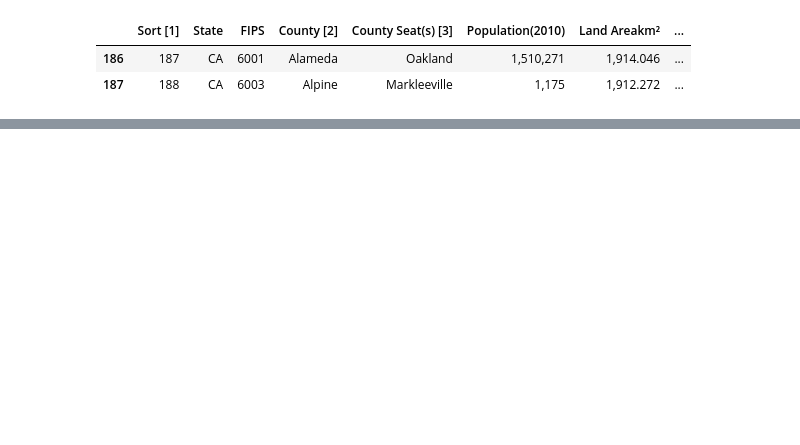
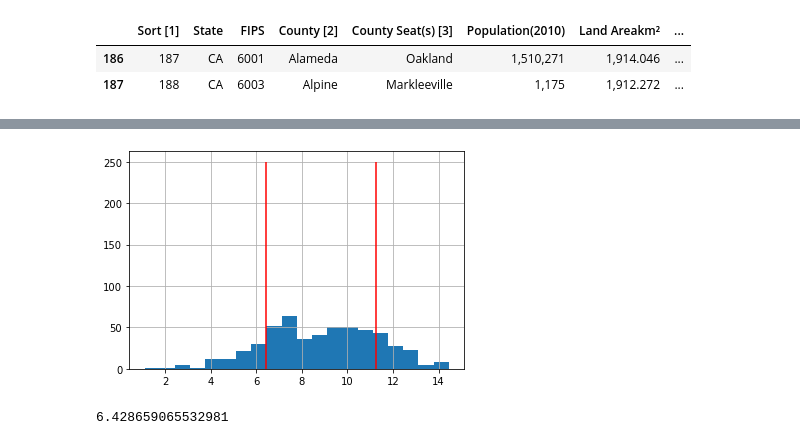
Before and after one commit to john-c-simmons/pres_election, a Jupyter notebook: notebooks/will/Will.ipynb, the cells around one changed output, grey strips where cells are left out. Saved outputs shown, nothing was run; the diff lists cells and outputs as text; code cells hidden in the pictures; blank space fills up the shorter version.

```diff
--- a/notebooks/will/Will.ipynb
+++ b/notebooks/will/Will.ipynb
@@ -106,0 +135,13 @@ pres_clean[pres_clean["year"]==2012].head(20)
+# %%
+import matplotlib.pyplot as plt
+diffs = np.log(j.dem_votes - j.rep_votes)
+plt.hist(diffs, bins=20)
+plt.vlines(diffs.mean()-diffs.std(), 0, 250, color='red')
+plt.vlines(diffs.mean()+diffs.std(), 0, 250, color='red')
+plt.grid()
+# %% [output]
+[figure, added]
+# %%
+diffs.mean()-diffs.std()
+# %% [output]
+6.428659065532981
```
Also changed, not shown: parts of 23 cells of this notebook, 1 other file.
